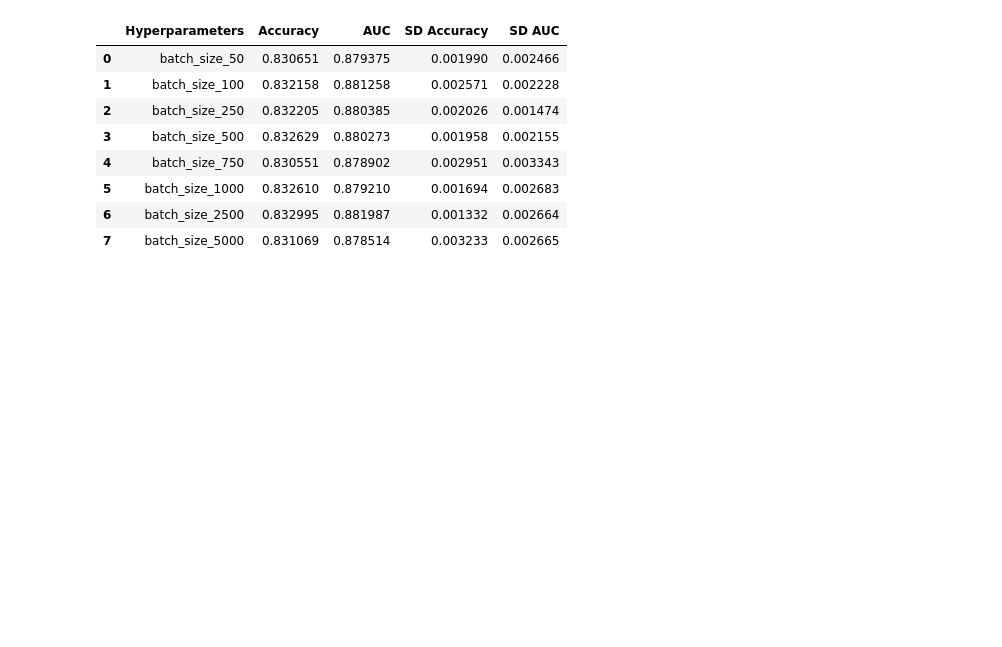
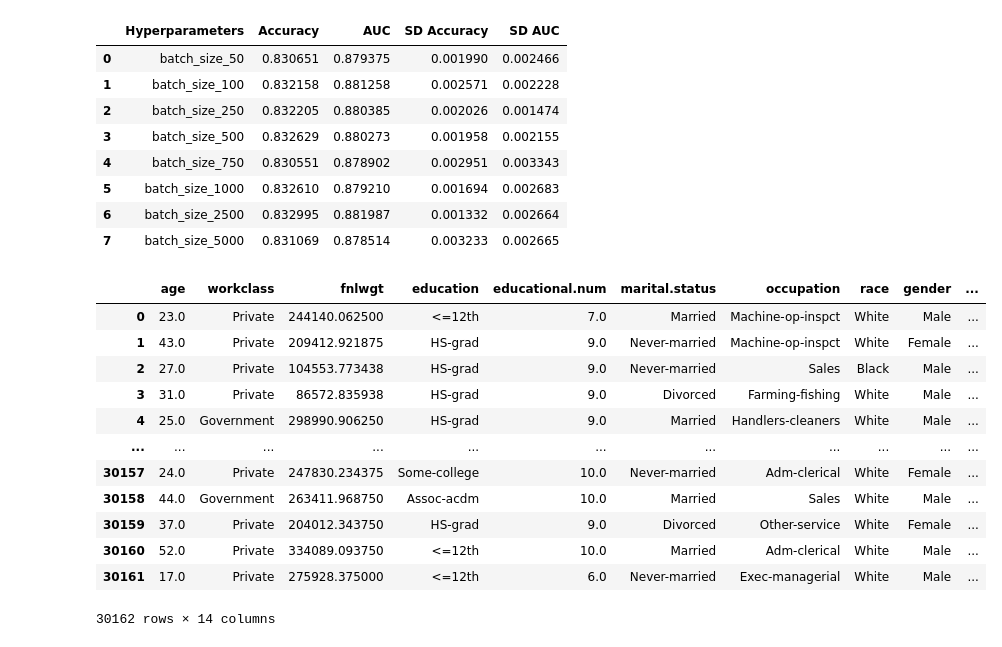
Before and after one commit to ArneRustad/Master-thesis-cf, a Jupyter notebook: scripts/tabGAN_hyperparam_tuning.ipynb, the cells around one changed output. Cells and saved outputs as stored; diff of their text form; code cells hidden in the pictures; blank space fills up the shorter version.

```diff
--- a/scripts/tabGAN_hyperparam_tuning.ipynb
+++ b/scripts/tabGAN_hyperparam_tuning.ipynb
@@ -1408,3 +1424,25 @@ result_dropout_rate_critic
 | 5 | batch_size_1000 | 0.832610 | 0.879210 | 0.001694 | 0.002683 |
 | 6 | batch_size_2500 | 0.832995 | 0.881987 | 0.001332 | 0.002664 |
 | 7 | batch_size_5000 | 0.831069 | 0.878514 | 0.003233 | 0.002665 |
+# %%
+tg_qtr = TabGAN(data_train, n_critic = n_critic, opt_lr = opt_lr, adam_beta1 = adam_beta1,
+              quantile_transformation_int = True, quantile_rand_transformation = False,
+             noise_discrete_unif_max = noise_discrete_unif_max,
+                gumbel_temperature = 0.5, add_dropout_critic=True, tf_data_use=False)
+tg_qtr.train(10, batch_size=500, restart_training=True, progress_bar=True)
+# %%
+tg_qtr.generate_dataset()
+# %% [output]
+|  | age | workclass | fnlwgt | education | educational.num | marital.status | occupation | race | gender | ... |
+| 0 | 23.0 | Private | 244140.062500 | <=12th | 7.0 | Married | Machine-op-inspct | White | Male | ... |
+| 1 | 43.0 | Private | 209412.921875 | HS-grad | 9.0 | Never-married | Machine-op-inspct | White | Female | ... |
+| 2 | 27.0 | Private | 104553.773438 | HS-grad | 9.0 | Never-married | Sales | Black | Male | ... |
+| 3 | 31.0 | Private | 86572.835938 | HS-grad | 9.0 | Divorced | Farming-fishing | White | Male | ... |
+| 4 | 25.0 | Government | 298990.906250 | HS-grad | 9.0 | Married | Handlers-cleaners | White | Male | ... |
+| ... | ... | ... | ... | ... | ... | ... | ... | ... | ... | ... |
+| 30157 | 24.0 | Private | 247830.234375 | Some-college | 10.0 | Never-married | Adm-clerical | White | Female | ... |
+| 30158 | 44.0 | Government | 263411.968750 | Assoc-acdm | 10.0 | Married | Sales | White | Male | ... |
+| 30159 | 37.0 | Private | 204012.343750 | HS-grad | 9.0 | Divorced | Other-service | White | Female | ... |
+| 30160 | 52.0 | Private | 334089.093750 | <=12th | 10.0 | Married | Adm-clerical | White | Male | ... |
+| 30161 | 17.0 | Private | 275928.375000 | <=12th | 6.0 | Never-married | Exec-managerial | White | Male | ... |
+30162 rows × 14 columns
```
Also changed, not shown: parts of 7 cells of this notebook, 3 other files.
